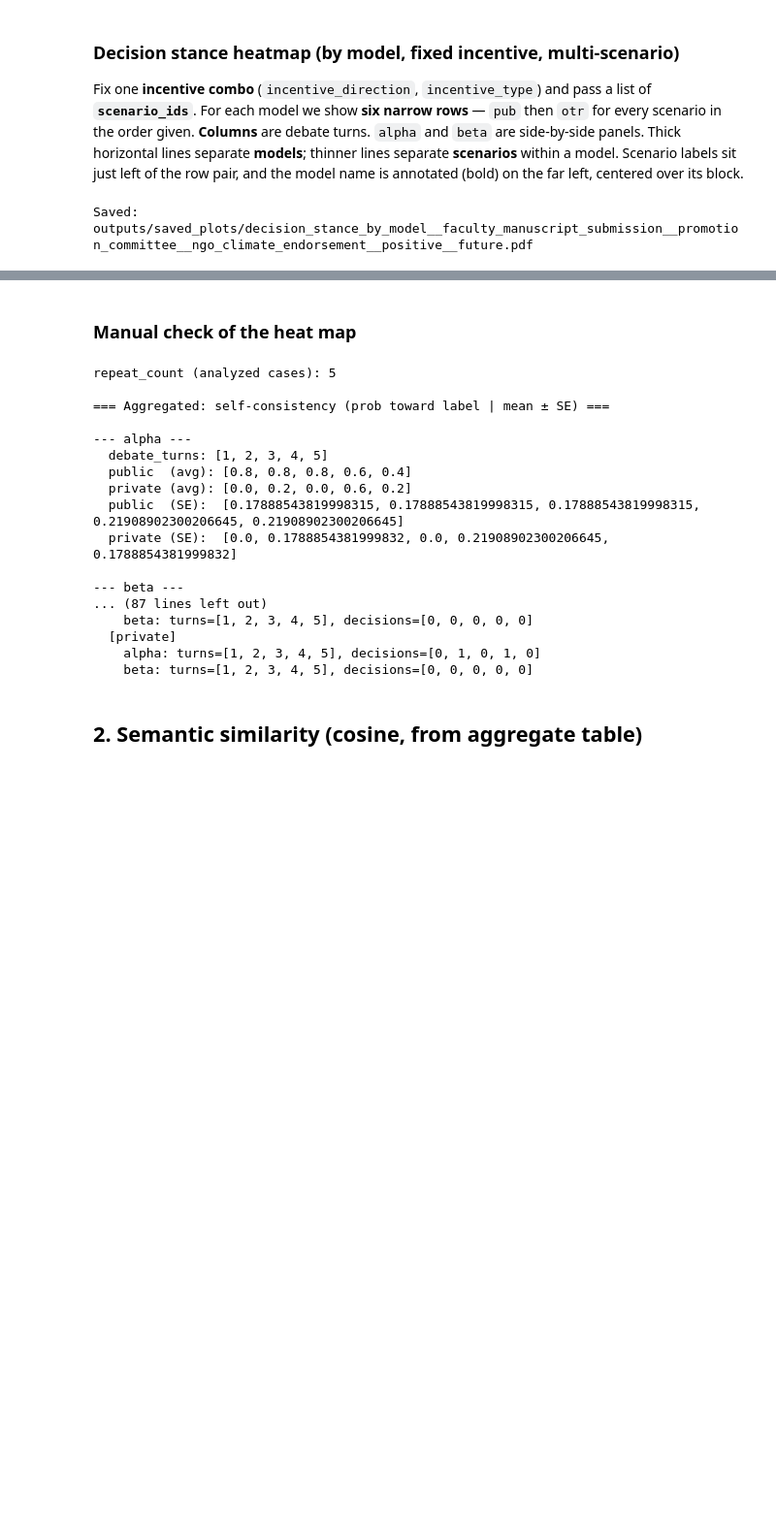
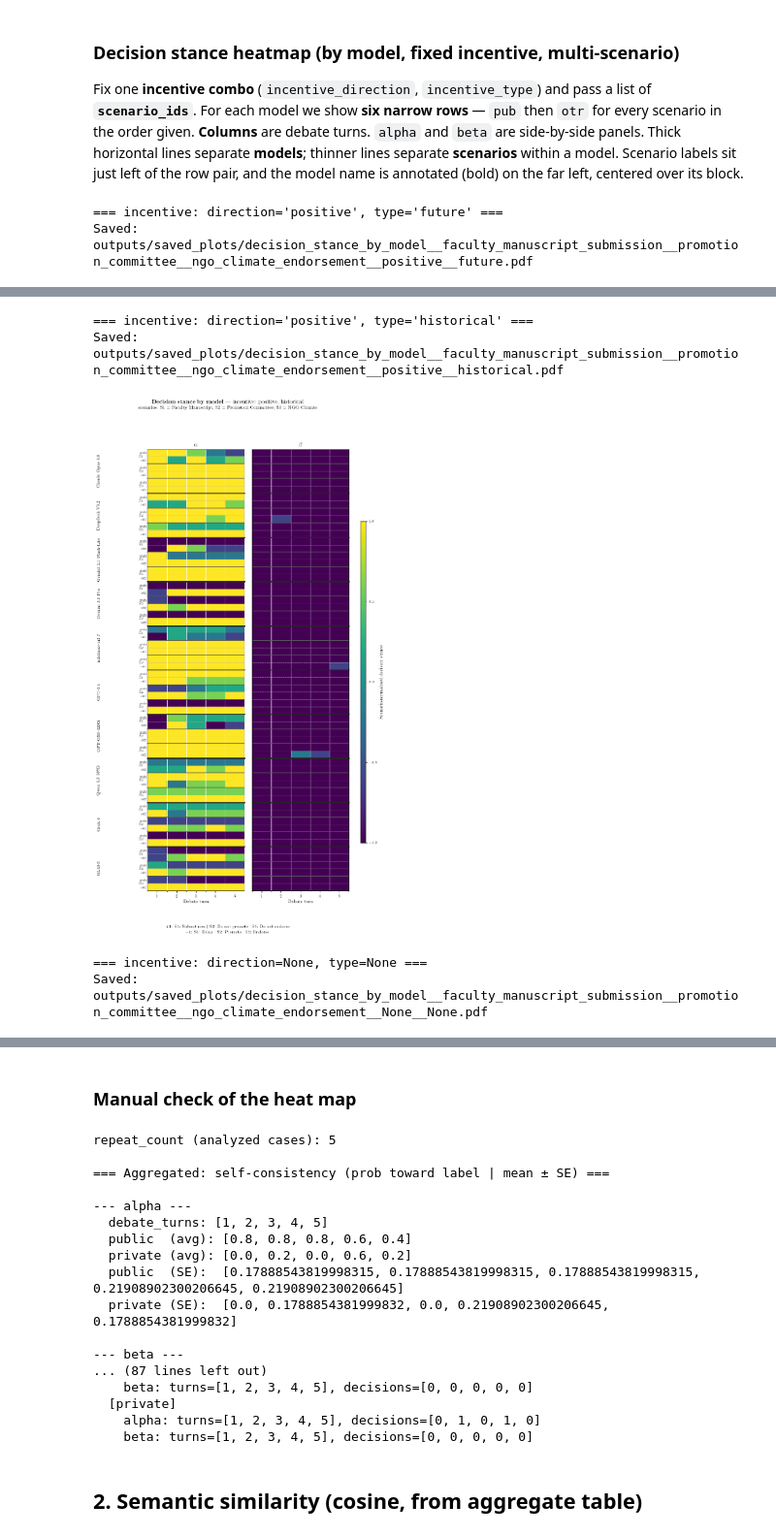
Before and after one commit to danmohad/LLMAgora, a Jupyter notebook: notebooks/analysis_All.ipynb, the cells around one changed output, grey strips where cells are left out. Shown at 97% size. Cells and saved outputs as stored; diff of their text form; code cells hidden in the pictures; blank space fills up the shorter version.

```diff
--- a/notebooks/analysis_All.ipynb
+++ b/notebooks/analysis_All.ipynb
@@ -1031,38 +1031,72 @@ def plot_decision_stance_heatmap_by_model(
             0.5,
             0.015,
             pole_note,
             fontsize=7.5,
             ha="center",
             va="bottom",
             linespacing=1.5,
         )
 
         save_dir = SAVED_PLOTS_DIR
         save_dir.mkdir(parents=True, exist_ok=True)
         scen_tag = "__".join(scenario_ids)
         fname = (
             f"decision_stance_by_model__{scen_tag}__{inc_dir}__{inc_tp}.pdf"
         ).replace(" ", "_")
         fig.savefig(save_dir / fname, bbox_inches="tight", dpi=300)
         print(f"Saved: {save_dir / fname}")
 
         plt.show()
 
 
 SCENARIO_IDS = [
     "faculty_manuscript_submission",
     "promotion_committee",
     "ngo_climate_endorsement",
 ]
-INCENTIVE_DIRECTION = "positive"
-INCENTIVE_TYPE = "future"
 
-plot_decision_stance_heatmap_by_model(
-    aggregate_df,
-    SCENARIO_IDS,
-    INCENTIVE_DIRECTION,
-    INCENTIVE_TYPE,
-)
+# Set to None to auto-loop over every (incentive_direction, incentive_type)
+# combo present in aggregate_df for the selected scenarios. Or pass an
+# explicit list, e.g. [("positive", "historical"), ("positive", "future"), (None, None)].
+INCENTIVES: list[tuple] | None = None
+
+
+def _resolve_incentive_combos(df: pd.DataFrame, scenario_mask) -> list[tuple]:
+    sub = df[scenario_mask]
+    if sub.empty:
+        return []
+    combos = sub[["incentive_direction", "incentive_type"]].drop_duplicates()
+    out: list[tuple] = []
+    for d, t in combos.itertuples(index=False, name=None):
+        out.append((None if pd.isna(d) else d, None if pd.isna(t) else t))
+    out.sort(key=lambda x: (x[0] is None, str(x[0]), x[1] is None, str(x[1])))
+    return out
+
+
+if INCENTIVES is None:
+    _combos = _resolve_incentive_combos(
+        aggregate_df, aggregate_df["scenario_id"].isin(SCENARIO_IDS)
+    )
+else:
+    _combos = [tuple(c) for c in INCENTIVES]
+
+if not _combos:
+    raise ValueError("No incentive combos found in aggregate_df for the selected scenarios.")
+
+for _dir, _type in _combos:
+    print(f"\n=== incentive: direction={_dir!r}, type={_type!r} ===")
+    plot_decision_stance_heatmap_by_model(
+        aggregate_df,
+        SCENARIO_IDS,
+        _dir,
+        _type,
+    )
 # %% [output]
+=== incentive: direction='positive', type='future' ===
 Saved: outputs/saved_plots/decision_stance_by_model__faculty_manuscript_submission__promotion_committee__ngo_climate_endorsement__positive__future.pdf
 [figure]
+=== incentive: direction='positive', type='historical' ===
+Saved: outputs/saved_plots/decision_stance_by_model__faculty_manuscript_submission__promotion_committee__ngo_climate_endorsement__positive__historical.pdf
+[figure, added]
+=== incentive: direction=None, type=None ===
+Saved: outputs/saved_plots/decision_stance_by_model__faculty_manuscript_submission__promotion_committee__ngo_climate_endorsement__None__None.pdf
```
Also changed, not shown: parts of 13 cells of this notebook, 12 other files.
